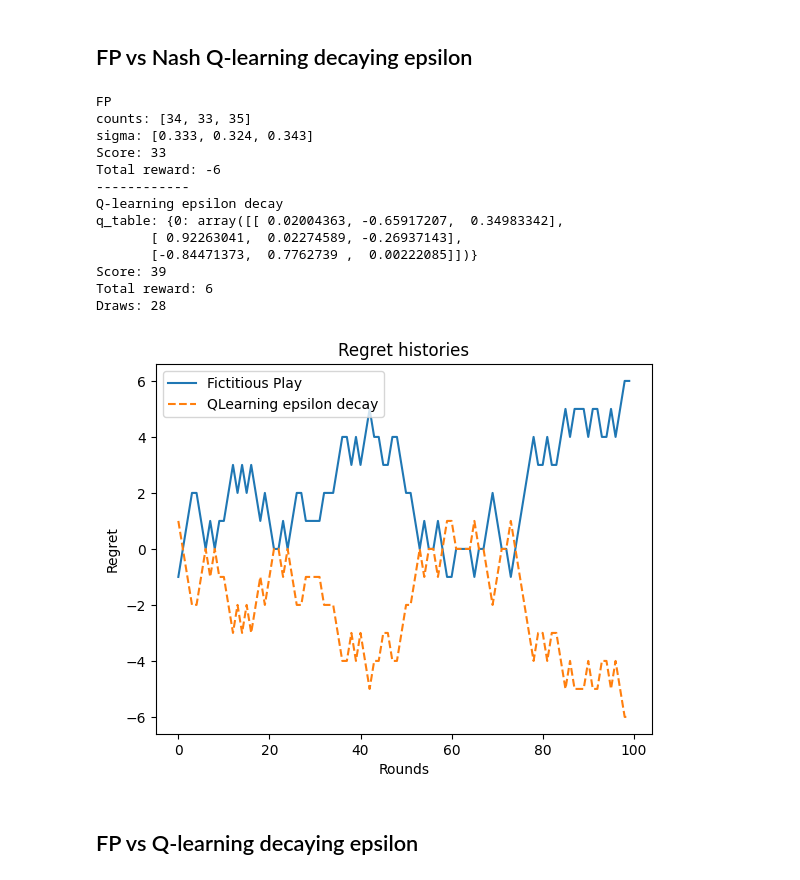
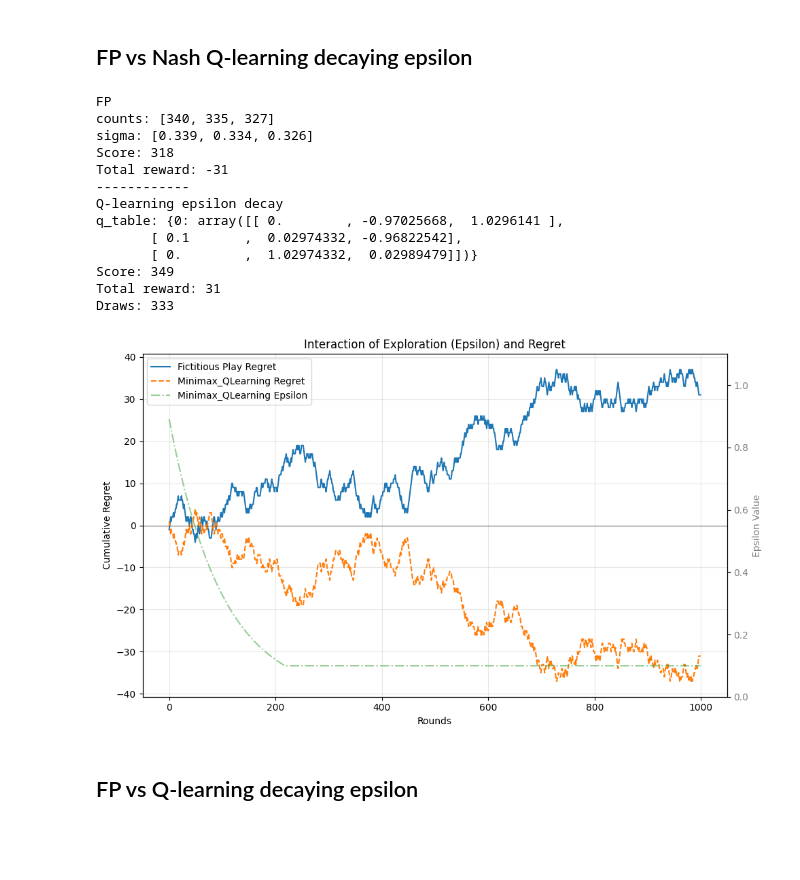
Before and after one commit to gpetrousov/adversarial_rl_demokritos, a Jupyter notebook: FP_and_RL_equilibria.ipynb, the cells around one changed output. Cells and saved outputs as stored; diff of their text form; code cells hidden in the pictures; blank space fills up the shorter version.

Commit message:
Implemented epsilon history against regret history for all agents

```diff
--- a/FP_and_RL_equilibria.ipynb
+++ b/FP_and_RL_equilibria.ipynb
@@ -585,6 +587,7 @@ class Minimax_QLearning():
         self.epsilon_decay = epsilon_decay
         self.epsilon_decay_strategy = epsilon_decay_strategy
         self.epsilon_threshold = epsilon_threshold
+        self.epsilon_history = []
         self.alpha = alpha
         self.gamma = gamma
         self.action_space = actions
@@ -610,6 +613,7 @@ class Minimax_QLearning():
                 self.epsilon *= self.epsilon_decay
             elif self.epsilon_decay_strategy == "lin":
                 self.epsilon -= self.epsilon_decay
+        self.epsilon_history.append(self.epsilon)
 
     def observe(self, state, action, opp_action):
         """
@@ -949,24 +1019,25 @@ def fp_vs_nashqlearning_decaying_epsilon(rounds):
     print("------------")
     print(f"Q-learning epsilon decay\nq_table: {agent2.q_table}\nScore: {env.score2}\nTotal reward: {env.reward2}")
     print(f"Draws: {env.draws}")
-    plot_regret(rounds, regret_history_agent1, "Fictitious Play", regret_history_agent2, "QLearning epsilon decay")
+    # plot_regret(rounds, regret_history_agent1, "Fictitious Play", regret_history_agent2, "QLearning epsilon decay")
+    plot_epsilon_regret(rounds, regret_history_agent1, "Fictitious Play", regret_history_agent2, "Minimax_QLearning", epsilon_history2=agent2.epsilon_history)
 # %%
-fp_vs_nashqlearning_decaying_epsilon(100)
+fp_vs_nashqlearning_decaying_epsilon(1000)
 # %% [output]
 FP
-counts: [34, 33, 35]
-sigma: [0.333, 0.324, 0.343]
-Score: 33
-Total reward: -6
+counts: [340, 335, 327]
+sigma: [0.339, 0.334, 0.326]
+Score: 318
+Total reward: -31
 ------------
 Q-learning epsilon decay
-q_table: {0: array([[ 0.02004363, -0.65917207,  0.34983342],
-       [ 0.92263041,  0.02274589, -0.26937143],
-       [-0.84471373,  0.7762739 ,  0.00222085]])}
-Score: 39
-Total reward: 6
-Draws: 28
+q_table: {0: array([[ 0.        , -0.97025668,  1.0296141 ],
+       [ 0.1       ,  0.02974332, -0.96822542],
+       [ 0.        ,  1.02974332,  0.02989479]])}
+Score: 349
+Total reward: 31
+Draws: 333
-[figure, old version]
+[figure, new version]
 # %% [markdown]
 ## FP vs Q-learning decaying epsilon
 # %%
```
Also changed, not shown: parts of 9 cells of this notebook.
